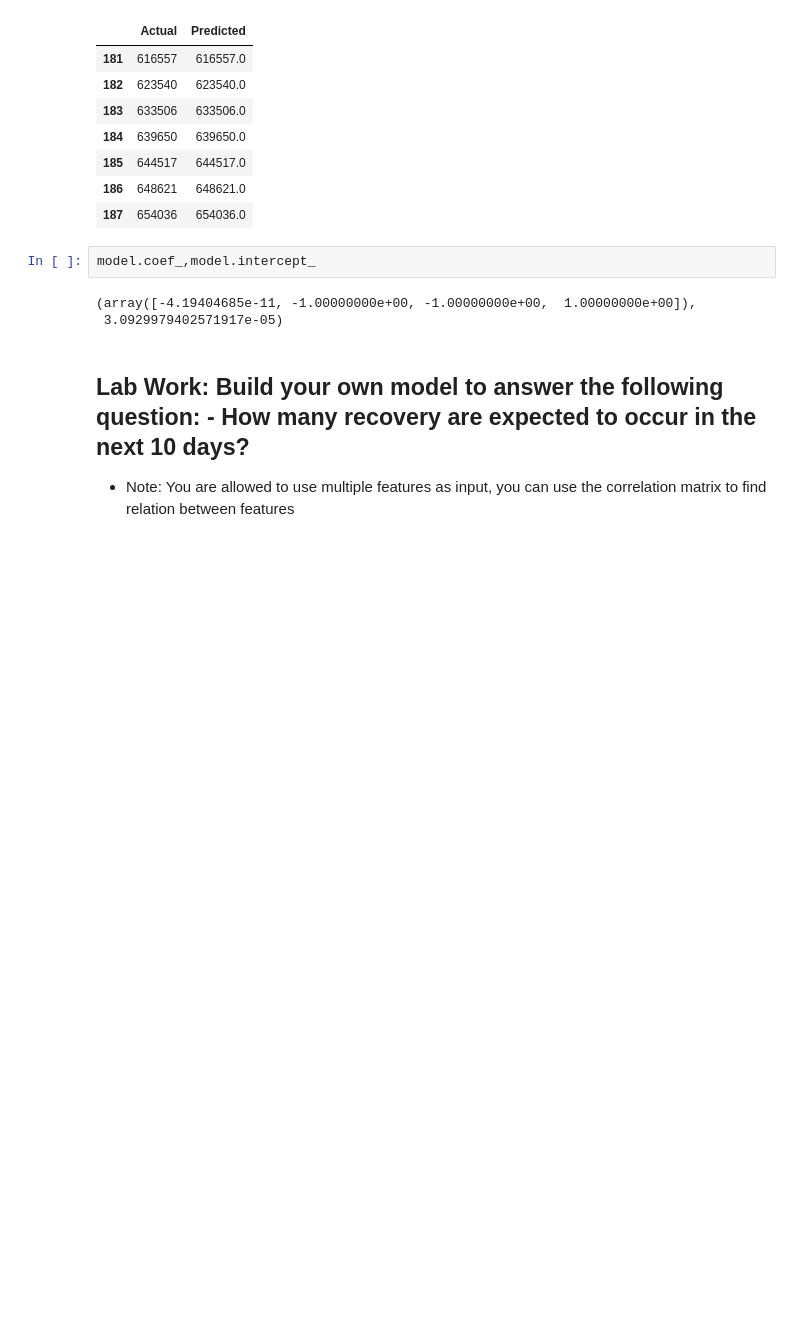
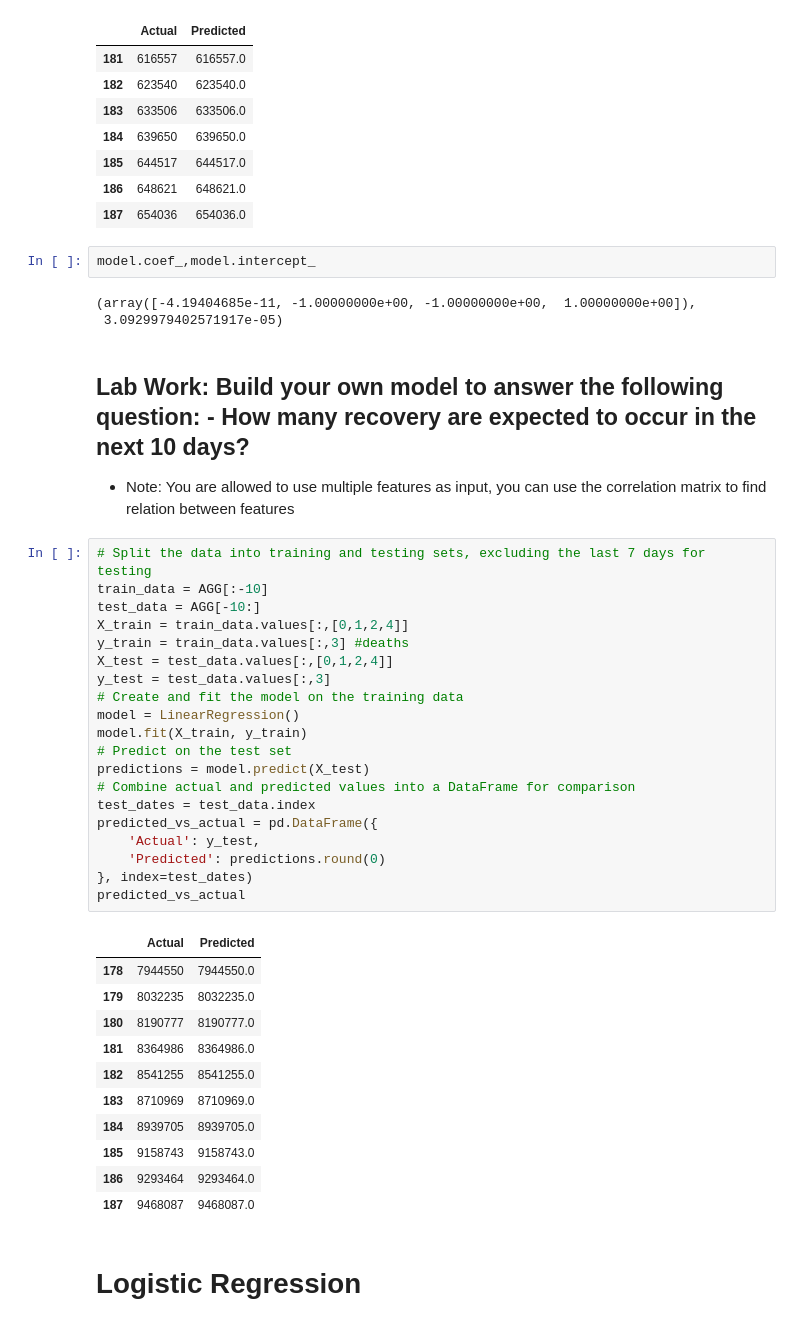
Before and after one commit to AIBabyTeaching/ML-Material, a Jupyter notebook: ALL_WEEKS.ipynb, the cells around one changed output. Cells and saved outputs as stored; diff of their text form; blank space fills up the shorter version.

Commit message:
Logistic Regression
New Dataset added

```diff
--- a/ALL_WEEKS.ipynb
+++ b/ALL_WEEKS.ipynb
@@ -400,3 +409,37 @@ model.coef_,model.intercept_
 # %% [markdown]
 ## Lab Work: Build your own model to answer the following question: - How many recovery are expected to occur in the next 10 days?
 - Note: You are allowed to use multiple features as input, you can use the correlation matrix to find relation between features
+# %%
+# Split the data into training and testing sets, excluding the last 7 days for testing
+train_data = AGG[:-10]
+test_data = AGG[-10:]
+X_train = train_data.values[:,[0,1,2,4]]
+y_train = train_data.values[:,3] #deaths
+X_test = test_data.values[:,[0,1,2,4]]
+y_test = test_data.values[:,3]
+# Create and fit the model on the training data
+model = LinearRegression()
+model.fit(X_train, y_train)
+# Predict on the test set
+predictions = model.predict(X_test)
+# Combine actual and predicted values into a DataFrame for comparison
+test_dates = test_data.index
+predicted_vs_actual = pd.DataFrame({
+    'Actual': y_test,
+    'Predicted': predictions.round(0)
+}, index=test_dates)
+predicted_vs_actual
+# %% [output]
+|  | Actual | Predicted |
+| 178 | 7944550 | 7944550.0 |
+| 179 | 8032235 | 8032235.0 |
+| 180 | 8190777 | 8190777.0 |
+| 181 | 8364986 | 8364986.0 |
+| 182 | 8541255 | 8541255.0 |
+| 183 | 8710969 | 8710969.0 |
+| 184 | 8939705 | 8939705.0 |
+| 185 | 9158743 | 9158743.0 |
+| 186 | 9293464 | 9293464.0 |
+| 187 | 9468087 | 9468087.0 |
+# %% [markdown]
+# Logistic Regression
```
Also changed, not shown: parts of 22 cells of this notebook.
